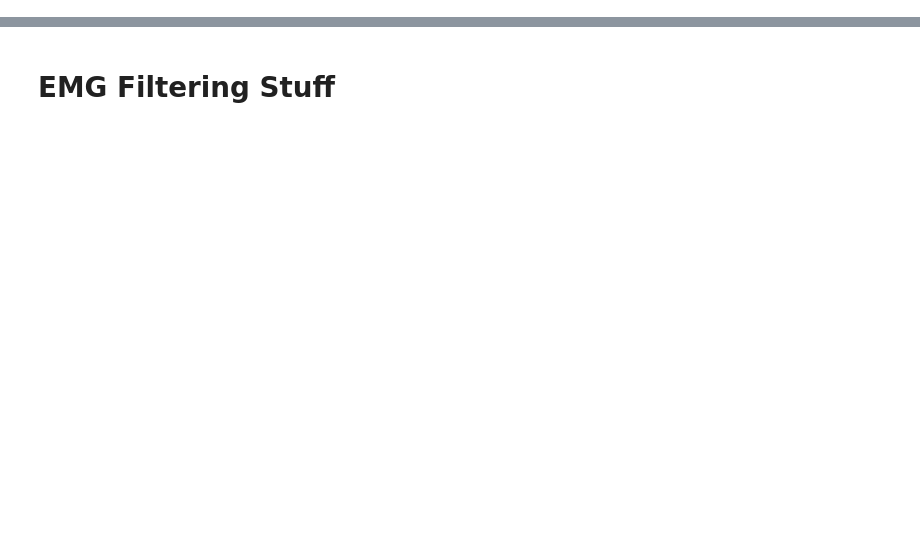
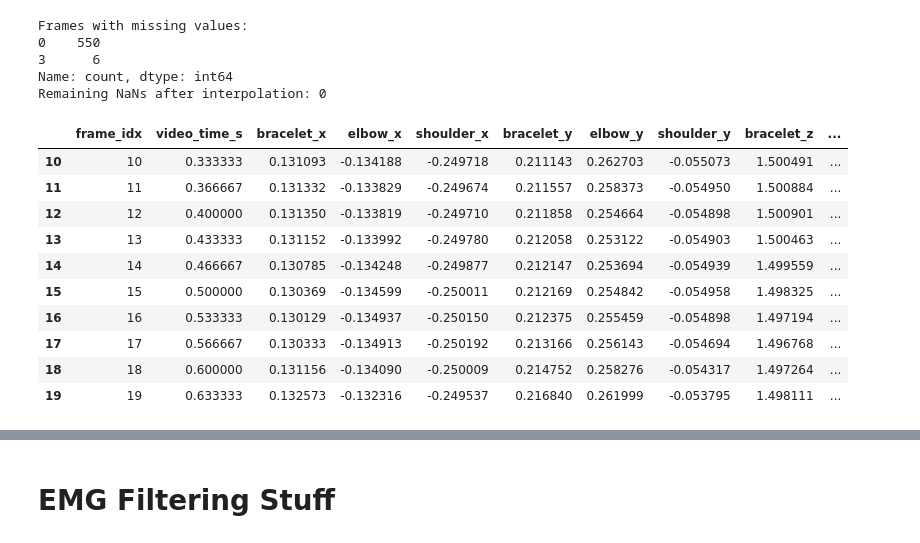
Before and after one commit to hayyazul/BCI-Data-Processing, a Jupyter notebook: bci_data_analysis.ipynb, the cells around one changed output, grey strips where cells are left out. Saved outputs shown, nothing was run; the diff lists cells and outputs as text; code cells hidden in the pictures; blank space fills up the shorter version.

```diff
--- a/bci_data_analysis.ipynb
+++ b/bci_data_analysis.ipynb
@@ -34,29 +75,46 @@ display(emg_ts.head(10))
 # %%
 # We want one row per frame with all three body points.
 # Pivot first to see missing pattern, then interpolate.
 
 # 1. Pivot to wide format (same as before, but keep all frames)
 pose_wide_raw = pose_raw.pivot_table(index=['frame_idx', 'video_time_s'],
                                      columns='position_name',
                                      values=['x', 'y', 'z'],
-                                     aggfunc='mean')
+                                     aggfunc='first')
 pose_wide_raw.columns = [f'{pos}_{coord}' for coord, pos in pose_wide_raw.columns]
 pose_wide_raw = pose_wide_raw.reset_index()
 
 # 2. Count missing values per frame
 missing_per_frame = pose_wide_raw.isna().sum(axis=1)
 print(f"Frames with missing values:\n{missing_per_frame.value_counts().sort_index()}")
 
 # 3. For each coordinate column, interpolate linearly over frame index
 coord_cols = [c for c in pose_wide_raw.columns if c not in ['frame_idx', 'video_time_s']]
 pose_wide = pose_wide_raw.copy()
 pose_wide[coord_cols] = pose_wide[coord_cols].interpolate(method='linear', limit_direction='both', axis=0)
 
 # 4. Verify no NaNs remain
 remaining_nans = pose_wide.isna().sum().sum()
 print(f"Remaining NaNs after interpolation: {remaining_nans}")
 
 display(pose_wide[10:20])
+# %% [output]
+Frames with missing values:
+0    550
+3      6
+Name: count, dtype: int64
+Remaining NaNs after interpolation: 0
+|  | frame_idx | video_time_s | bracelet_x | elbow_x | shoulder_x | bracelet_y | elbow_y | shoulder_y | bracelet_z | ... |
+| 10 | 10 | 0.333333 | 0.131093 | -0.134188 | -0.249718 | 0.211143 | 0.262703 | -0.055073 | 1.500491 | ... |
+| 11 | 11 | 0.366667 | 0.131332 | -0.133829 | -0.249674 | 0.211557 | 0.258373 | -0.054950 | 1.500884 | ... |
+| 12 | 12 | 0.400000 | 0.131350 | -0.133819 | -0.249710 | 0.211858 | 0.254664 | -0.054898 | 1.500901 | ... |
+| 13 | 13 | 0.433333 | 0.131152 | -0.133992 | -0.249780 | 0.212058 | 0.253122 | -0.054903 | 1.500463 | ... |
+| 14 | 14 | 0.466667 | 0.130785 | -0.134248 | -0.249877 | 0.212147 | 0.253694 | -0.054939 | 1.499559 | ... |
+| 15 | 15 | 0.500000 | 0.130369 | -0.134599 | -0.250011 | 0.212169 | 0.254842 | -0.054958 | 1.498325 | ... |
+| 16 | 16 | 0.533333 | 0.130129 | -0.134937 | -0.250150 | 0.212375 | 0.255459 | -0.054898 | 1.497194 | ... |
+| 17 | 17 | 0.566667 | 0.130333 | -0.134913 | -0.250192 | 0.213166 | 0.256143 | -0.054694 | 1.496768 | ... |
+| 18 | 18 | 0.600000 | 0.131156 | -0.134090 | -0.250009 | 0.214752 | 0.258276 | -0.054317 | 1.497264 | ... |
+| 19 | 19 | 0.633333 | 0.132573 | -0.132316 | -0.249537 | 0.216840 | 0.261999 | -0.053795 | 1.498111 | ... |
 # %%
 def resolve_sign(candidates_func, prev_val):
     """
```
Also changed, not shown: parts of 22 cells of this notebook.
